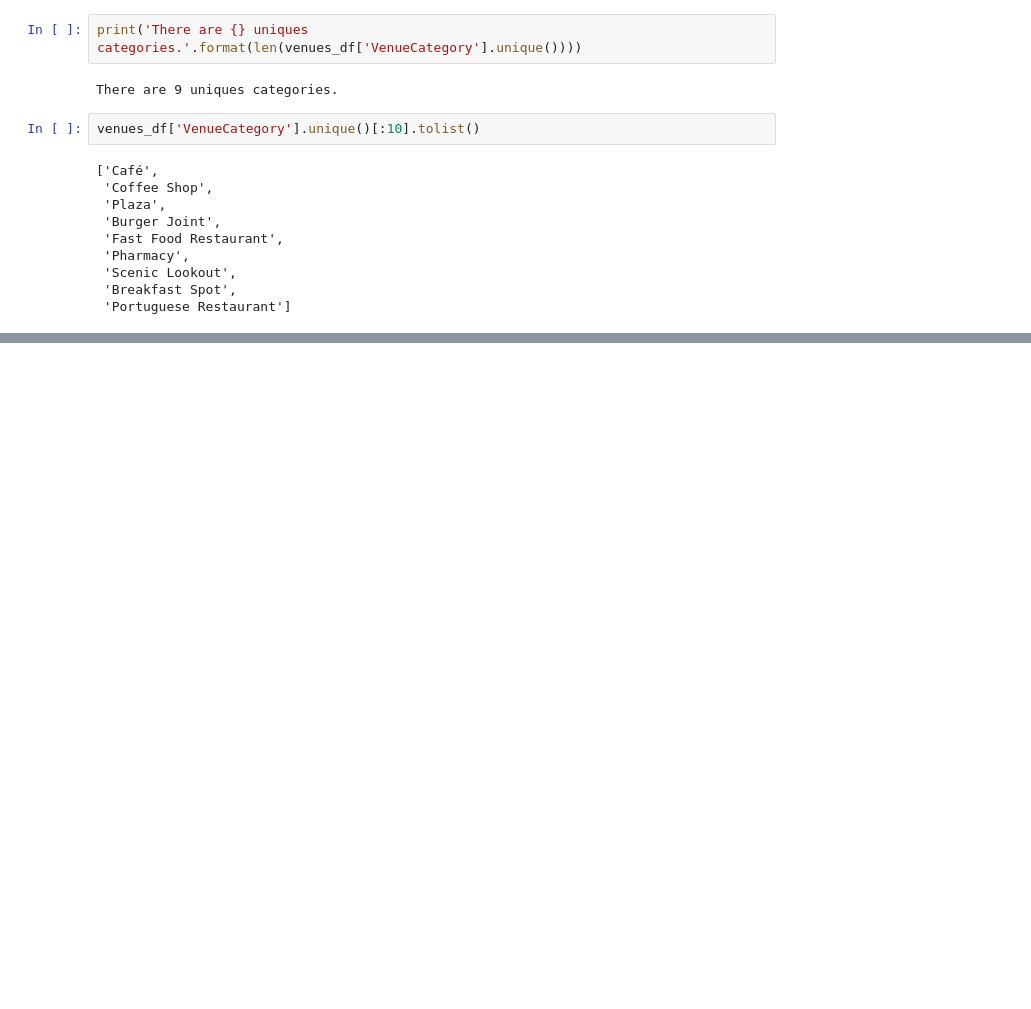
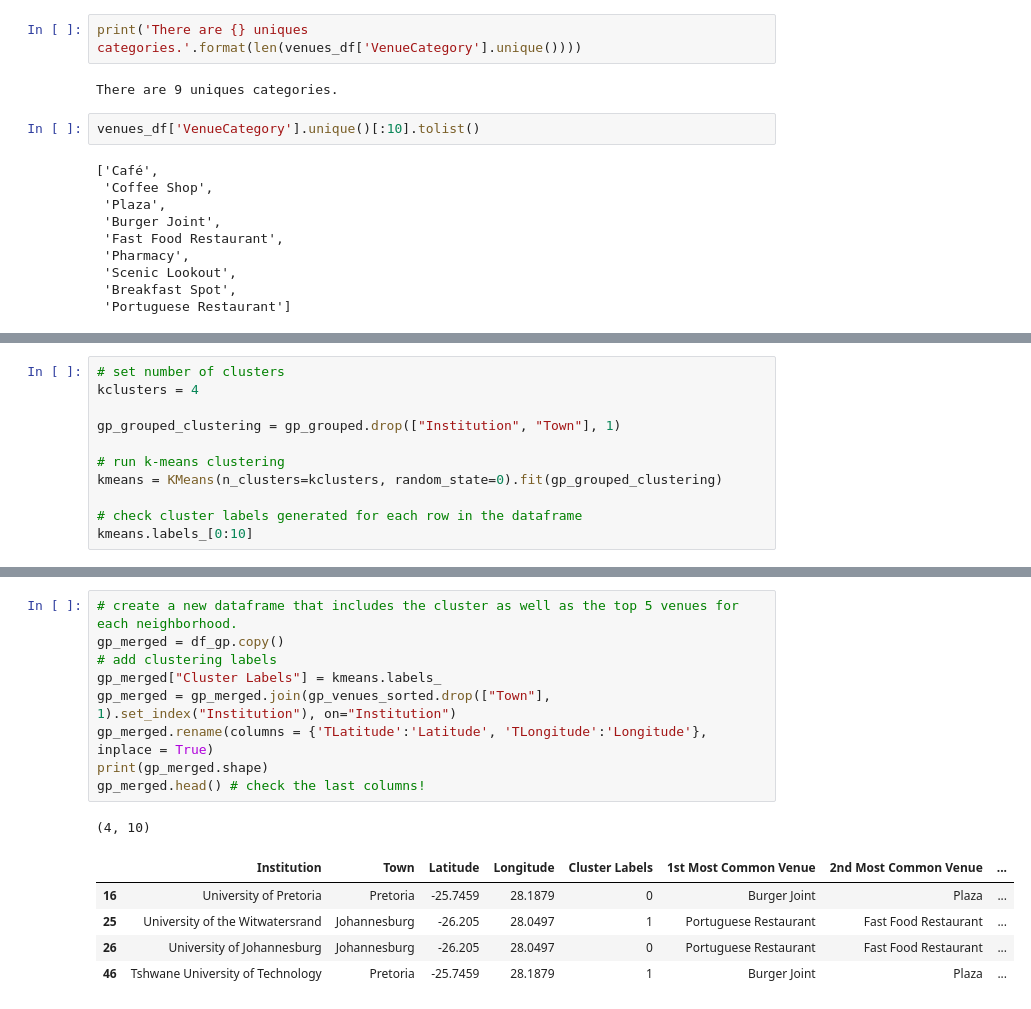
Before and after one commit to phyllsmoyo/Coursera_Capstone, a Jupyter notebook: Capstone_Project_The_Battle_of_Neighborhoods.ipynb, the cells around one changed output, grey strips where cells are left out. Drawn from its saved outputs; the diff is of its cells as text; blank space fills up the shorter version.

```diff
--- a/Capstone_Project_The_Battle_of_Neighborhoods.ipynb
+++ b/Capstone_Project_The_Battle_of_Neighborhoods.ipynb
@@ -299,0 +385,11 @@ venues_df['VenueCategory'].unique()[:10].tolist()
+# %%
+# set number of clusters
+kclusters = 4
+
+gp_grouped_clustering = gp_grouped.drop(["Institution", "Town"], 1)
+
+# run k-means clustering
+kmeans = KMeans(n_clusters=kclusters, random_state=0).fit(gp_grouped_clustering)
+
+# check cluster labels generated for each row in the dataframe
+kmeans.labels_[0:10]
@@ -299,0 +408,16 @@ venues_df['VenueCategory'].unique()[:10].tolist()
+# %%
+# create a new dataframe that includes the cluster as well as the top 5 venues for each neighborhood.
+gp_merged = df_gp.copy()
+# add clustering labels
+gp_merged["Cluster Labels"] = kmeans.labels_
+gp_merged = gp_merged.join(gp_venues_sorted.drop(["Town"], 1).set_index("Institution"), on="Institution")
+gp_merged.rename(columns = {'TLatitude':'Latitude', 'TLongitude':'Longitude'}, inplace = True)
+print(gp_merged.shape)
+gp_merged.head() # check the last columns!
+# %% [output]
+(4, 10)
+|  | Institution | Town | Latitude | Longitude | Cluster Labels | 1st Most Common Venue | 2nd Most Common Venue | ... |
+| 16 | University of Pretoria | Pretoria | -25.7459 | 28.1879 | 0 | Burger Joint | Plaza | ... |
+| 25 | University of the Witwatersrand | Johannesburg | -26.205 | 28.0497 | 1 | Portuguese Restaurant | Fast Food Restaurant | ... |
+| 26 | University of Johannesburg | Johannesburg | -26.205 | 28.0497 | 0 | Portuguese Restaurant | Fast Food Restaurant | ... |
+| 46 | Tshwane University of Technology | Pretoria | -25.7459 | 28.1879 | 1 | Burger Joint | Plaza | ... |
```
Also changed, not shown: parts of 19 cells of this notebook.
